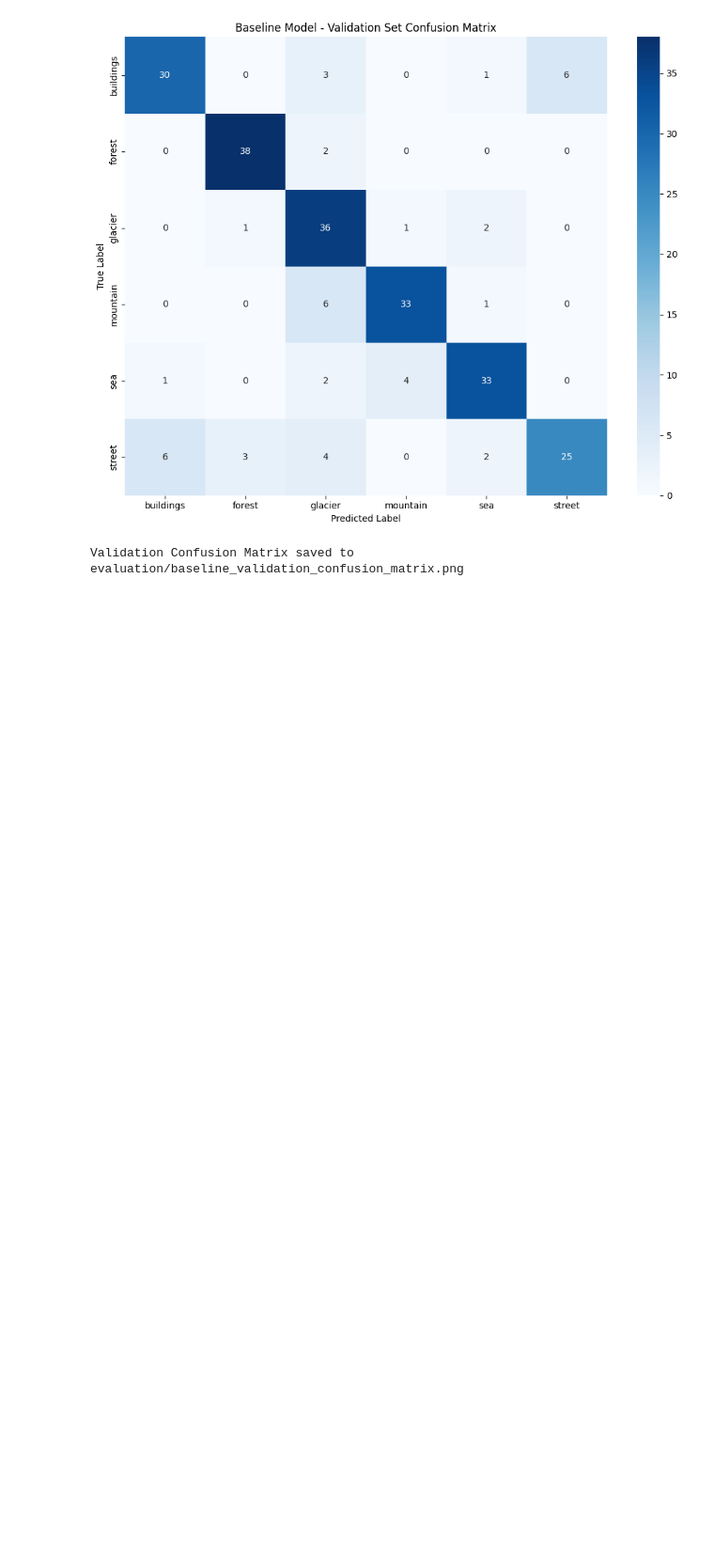
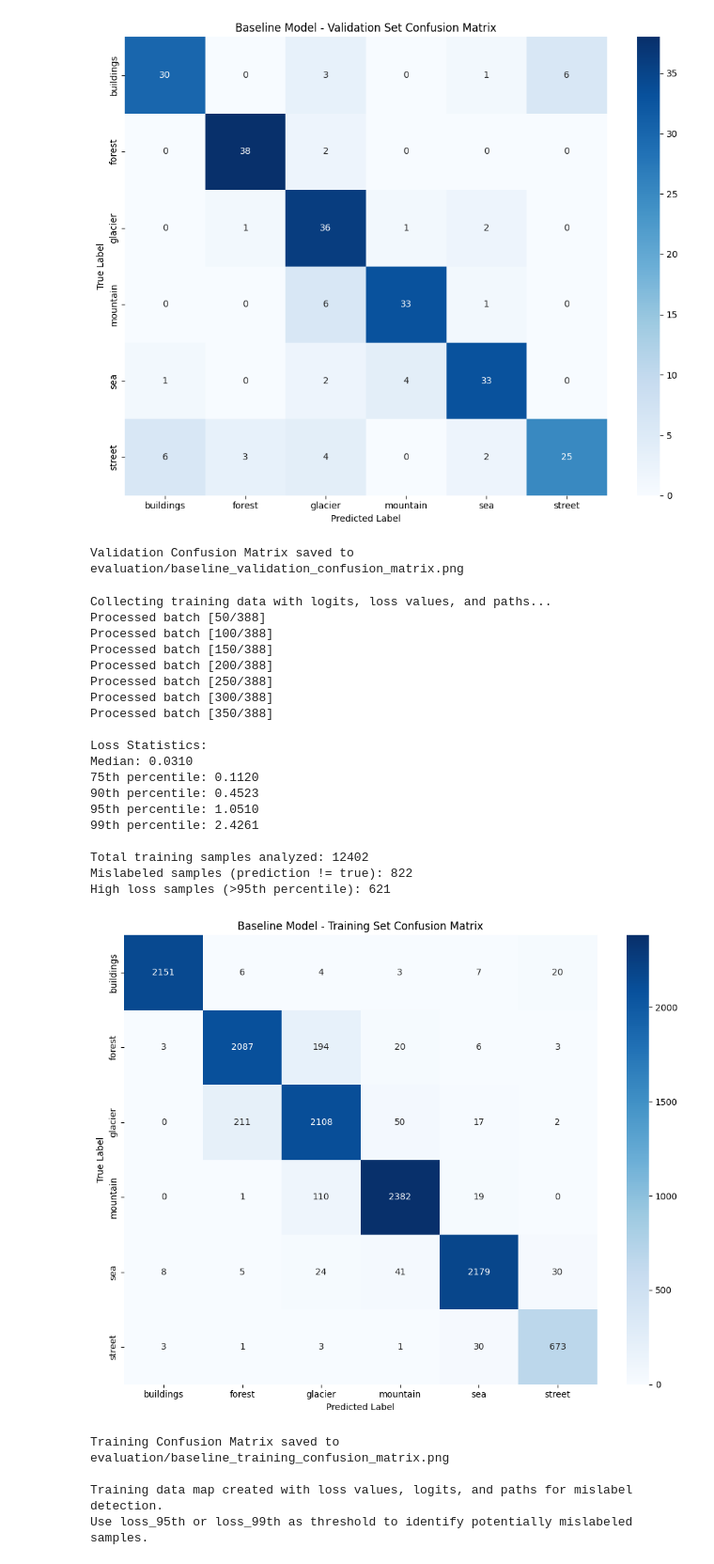
Before and after one commit to mudit-jha06/week4_assignment, a Jupyter notebook: solution.ipynb, the cells around one changed output. Shown at 94% size. Cells and saved outputs as stored; diff of their text form; code cells hidden in the pictures; blank space fills up the shorter version.

```diff
--- a/solution.ipynb
+++ b/solution.ipynb
@@ -479,23 +479,27 @@ Validation Confusion Matrix saved to evaluation/baseline_validation_confusion_ma
 # %%
 #Confusion matix and output layer value for training data
 # %%
-# Collect raw logits and paths for training data analysis
+# Collect raw logits, loss values, and paths for training data analysis
 model.eval()
 all_train_labels = []
 all_train_predictions = []
 all_train_logits = []
 all_train_paths = []
+all_train_losses = []
 
 # Create index to path mapping from dataset
 index_to_path = {i: path for i, path in enumerate(train_dataset.images)}
 
-print("Collecting training data with logits and paths...")
+print("Collecting training data with logits, loss values, and paths...")
 with torch.no_grad():
     for batch_idx, (images, labels) in enumerate(train_loader):
         images, labels = images.to(device), labels.to(device)
 
         # Forward pass to get raw logits
         logits = model(images)
+
+        # Calculate loss for each sample in the batch
+        batch_losses = F.cross_entropy(logits, labels, reduction='none')
 
         # Get predictions
         _, predicted = torch.max(logits, 1)
@@ -504,6 +508,7 @@ with torch.no_grad():
         all_train_labels.extend(labels.cpu().numpy())
         all_train_predictions.extend(predicted.cpu().numpy())
         all_train_logits.append(logits.cpu().numpy())
+        all_train_losses.extend(batch_losses.cpu().numpy())
 
         # Get paths for this batch
         batch_start_idx = batch_idx * train_loader.batch_size
@@ -516,36 +521,79 @@ with torch.no_grad():
 
 # Concatenate all logits
 all_train_logits = np.vstack(all_train_logits)
+all_train_losses = np.array(all_train_losses)
 
-# Create mapping: image_index -> (path, true_label, predicted_label, logits)
+# Calculate loss statistics
+loss_median = np.median(all_train_losses)
+loss_75th = np.percentile(all_train_losses, 75)
+loss_90th = np.percentile(all_train_losses, 90)
+loss_95th = np.percentile(all_train_losses, 95)
+loss_99th = np.percentile(all_train_losses, 99)
+
+print(f"\nLoss Statistics:")
+print(f"Median: {loss_median:.4f}")
+print(f"75th percentile: {loss_75th:.4f}")
+print(f"90th percentile: {loss_90th:.4f}")
+print(f"95th percentile: {loss_95th:.4f}")
+print(f"99th percentile: {loss_99th:.4f}")
+
+# Create mapping: image_index -> (path, true_label, predicted_label, logits, loss)
 training_data_map = {}
 for i in range(len(all_train_labels)):
     training_data_map[i] = {
         'path': all_train_paths[i],
         'true_label': all_train_labels[i],
         'predicted_label': all_train_predictions[i],
         'logits': all_train_logits[i],
+        'loss': all_train_losses[i],
         'is_mislabeled': all_train_labels[i] != all_train_predictions[i]
     }
 
 print(f"\nTotal training samples analyzed: {len(training_data_map)}")
-print(f"Mislabeled samples: {sum(1 for x in training_data_map.values() if x['is_mislabeled'])}")
+print(f"Mislabeled samples (prediction != true): {sum(1 for x in training_data_map.values() if x['is_mislabeled'])}")
+print(f"High loss samples (>95th percentile): {sum(1 for x in training_data_map.values() if x['loss'] > loss_95th)}")
 
 # Generate confusion matrix for training set
 cm_train = confusion_matrix(all_train_labels, all_train_predictions)
 
 # Plot confusion matrix
 plt.figure(figsize=(10, 8))
 sns.heatmap(cm_train, annot=True, fmt='d', cmap='Blues', xticklabels=CLASSES, yticklabels=CLASSES)
 plt.title('Baseline Model - Training Set Confusion Matrix')
 plt.ylabel('True Label')
 plt.xlabel('Predicted Label')
 plt.tight_layout()
 
 # Save confusion matrix
 os.makedirs('evaluation', exist_ok=True)
 plt.savefig('evaluation/baseline_training_confusion_matrix.png')
 plt.show()
 
 print("Training Confusion Matrix saved to evaluation/baseline_training_confusion_matrix.png")
-print("\nTraining data map created with logits and paths for mislabel detection.")
+print("\nTraining data map created with loss values, logits, and paths for mislabel detection.")
+print("Use loss_95th or loss_99th as threshold to identify potentially mislabeled samples.")
+# %% [output]
+Collecting training data with logits, loss values, and paths...
+Processed batch [50/388]
+Processed batch [100/388]
+Processed batch [150/388]
+Processed batch [200/388]
+Processed batch [250/388]
+Processed batch [300/388]
+Processed batch [350/388]
+
+Loss Statistics:
+Median: 0.0310
+75th percentile: 0.1120
+90th percentile: 0.4523
+95th percentile: 1.0510
+99th percentile: 2.4261
+
+Total training samples analyzed: 12402
+Mislabeled samples (prediction != true): 822
+High loss samples (>95th percentile): 621
+[figure, added]
+Training Confusion Matrix saved to evaluation/baseline_training_confusion_matrix.png
+
+Training data map created with loss values, logits, and paths for mislabel detection.
+Use loss_95th or loss_99th as threshold to identify potentially mislabeled samples.
```
Also changed, not shown: parts of 2 cells of this notebook, 1 other file.
